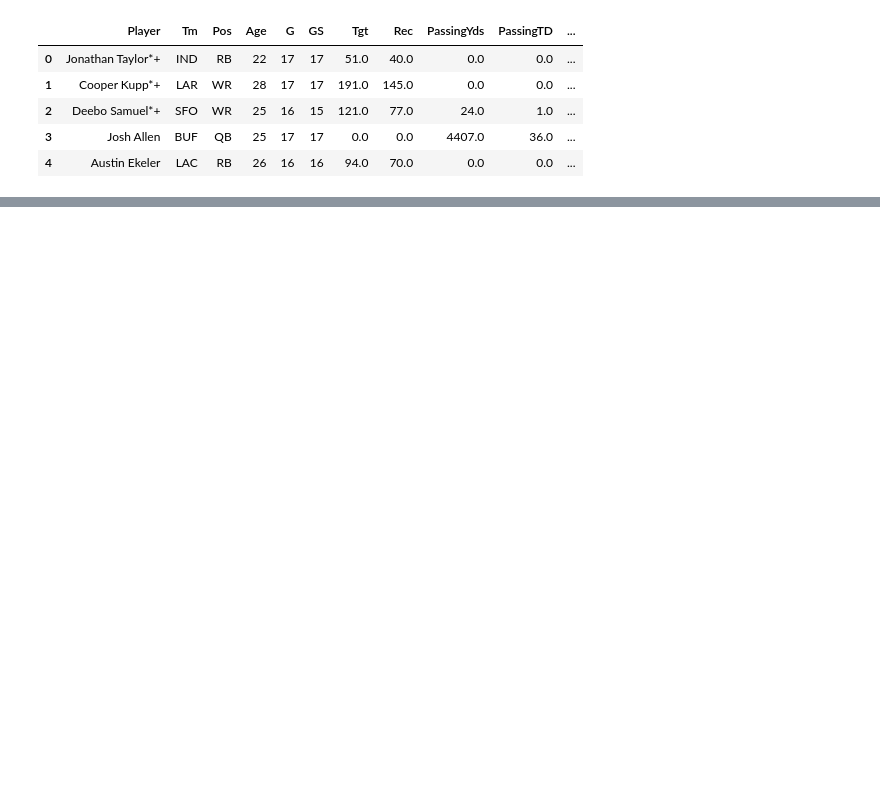
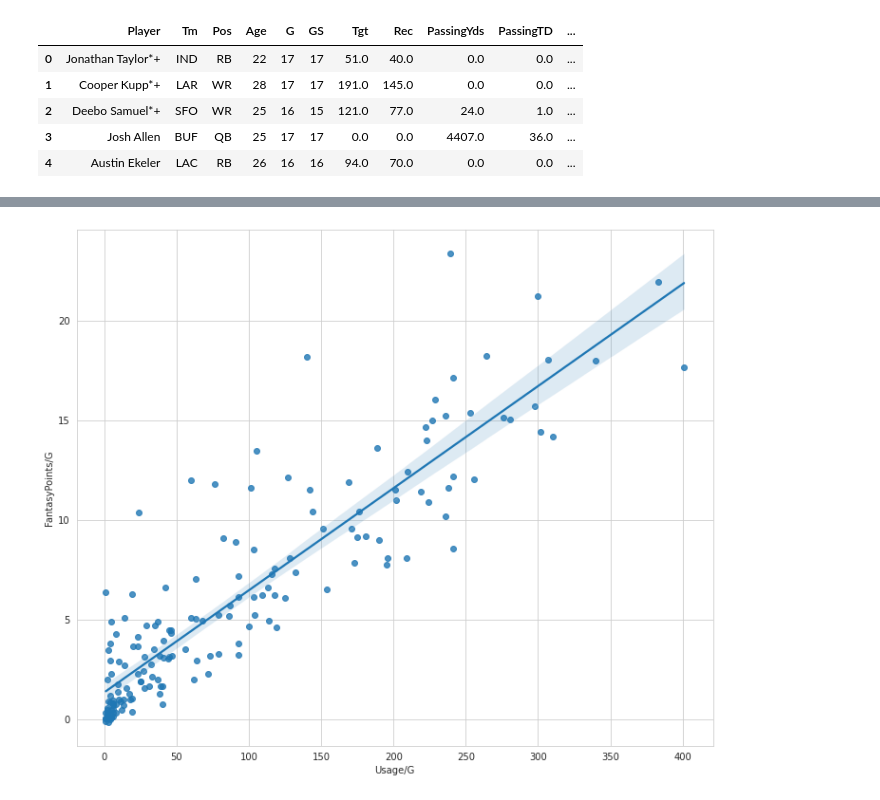
Before and after one commit to aaronpetryio/ffdp-exercises, a Jupyter notebook: ffdp_dataviz.ipynb, the cells around one changed output, grey strips where cells are left out. Saved outputs shown, nothing was run; the diff lists cells and outputs as text; code cells hidden in the pictures; blank space fills up the shorter version.

```diff
--- a/ffdp_dataviz.ipynb
+++ b/ffdp_dataviz.ipynb
@@ -19,0 +95,8 @@ df.head()
+# %%
+rb_df['Usage/G'] = rb_df['Tgt'] + rb_df['RushingAtt']
+
+plt.figure(figsize=(12,10))
+
+sns.regplot(x=rb_df['Usage/G'], y=rb_df['FantasyPoints/G']);
+# %% [output]
+[figure, added]
```
Also changed, not shown: parts of 16 cells of this notebook.
